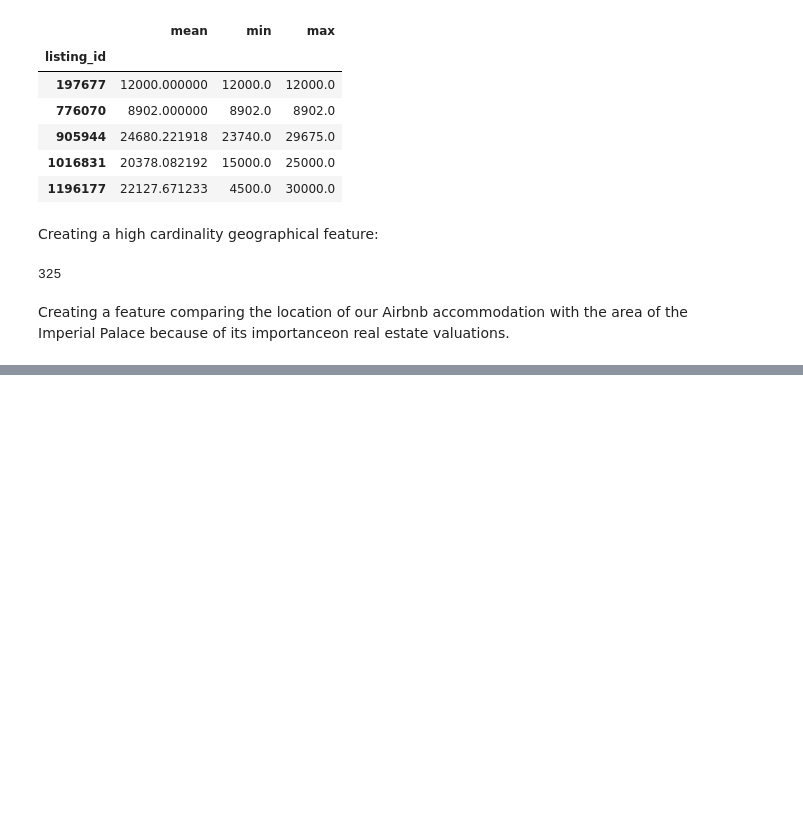
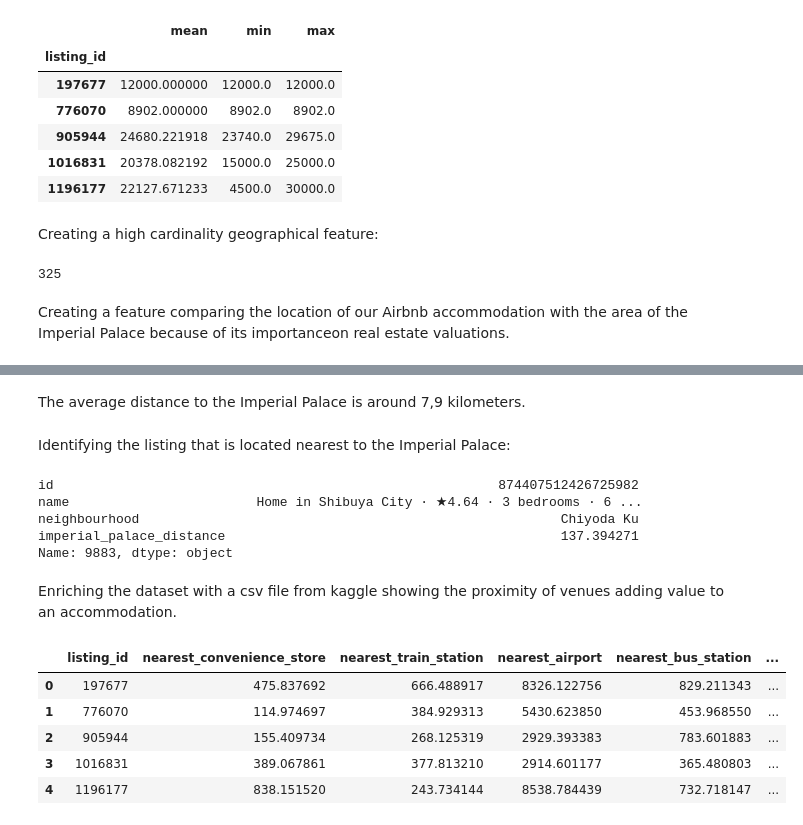
Before and after one commit to jeremysb1/xgboost, a Jupyter notebook: xgboost_model.ipynb, the cells around one changed output, grey strips where cells are left out. Saved outputs shown, nothing was run; the diff lists cells and outputs as text; code cells hidden in the pictures; blank space fills up the shorter version.

Commit message:
added dataframe

```diff
--- a/xgboost_model.ipynb
+++ b/xgboost_model.ipynb
@@ -151,0 +156,40 @@ summary_listings['imperial_palace_distance'] = degrees_to_meters(distance_degree
+# %% [markdown]
+The average distance to the Imperial Palace is around 7,9 kilometers.
+# %% [markdown]
+Identifying the listing that is located nearest to the Imperial Palace:
+# %%
+(summary_listings[['id', 'name', 'neighbourhood', 'imperial_palace_distance']].iloc[np.argmin(summary_listings['imperial_palace_distance'])])
+# %% [output]
+id                                                         874407512426725982
+name                        Home in Shibuya City · ★4.64 · 3 bedrooms · 6 ...
+neighbourhood                                                      Chiyoda Ku
+imperial_palace_distance                                           137.394271
+Name: 9883, dtype: object
+# %% [markdown]
+Enriching the dataset with a csv file from kaggle showing the proximity of venues adding value to an accommodation.
+# %%
+from sklearn.neighbors import KDTree
+
+relevant_spots = pd.read_csv("/content/drive/MyDrive/XGBoost/relevant_spots_Tokyo.csv")
+
+venue_categories = ['Convenience Store', 'Train Station', 'Airport', 'Bus Station', 'Subway']
+
+min_distances = {'listing_id': summary_listings['id']}
+
+for venue in venue_categories:
+    venue_filter = relevant_spots['venueCategory'] == venue
+    venues = relevant_spots[['latitude', 'longitude']][venue_filter]
+    tree = KDTree(venues, metric='manhattan')
+    distance, index = tree.query(summary_listings[['latitude', 'longitude']], k=1)
+    min_distances['nearest_' + venue.lower().replace(" ", "_")] = degrees_to_meters(np.ravel(distance), summary_listings['latitude'])
+
+min_distances = pd.DataFrame(min_distances)
+# %%
+min_distances.head()
+# %% [output]
+|  | listing_id | nearest_convenience_store | nearest_train_station | nearest_airport | nearest_bus_station | ... |
+| 0 | 197677 | 475.837692 | 666.488917 | 8326.122756 | 829.211343 | ... |
+| 1 | 776070 | 114.974697 | 384.929313 | 5430.623850 | 453.968550 | ... |
+| 2 | 905944 | 155.409734 | 268.125319 | 2929.393383 | 783.601883 | ... |
+| 3 | 1016831 | 389.067861 | 377.813210 | 2914.601177 | 365.480803 | ... |
+| 4 | 1196177 | 838.151520 | 243.734144 | 8538.784439 | 732.718147 | ... |
```
Also changed, not shown: parts of 1 cell of this notebook.
